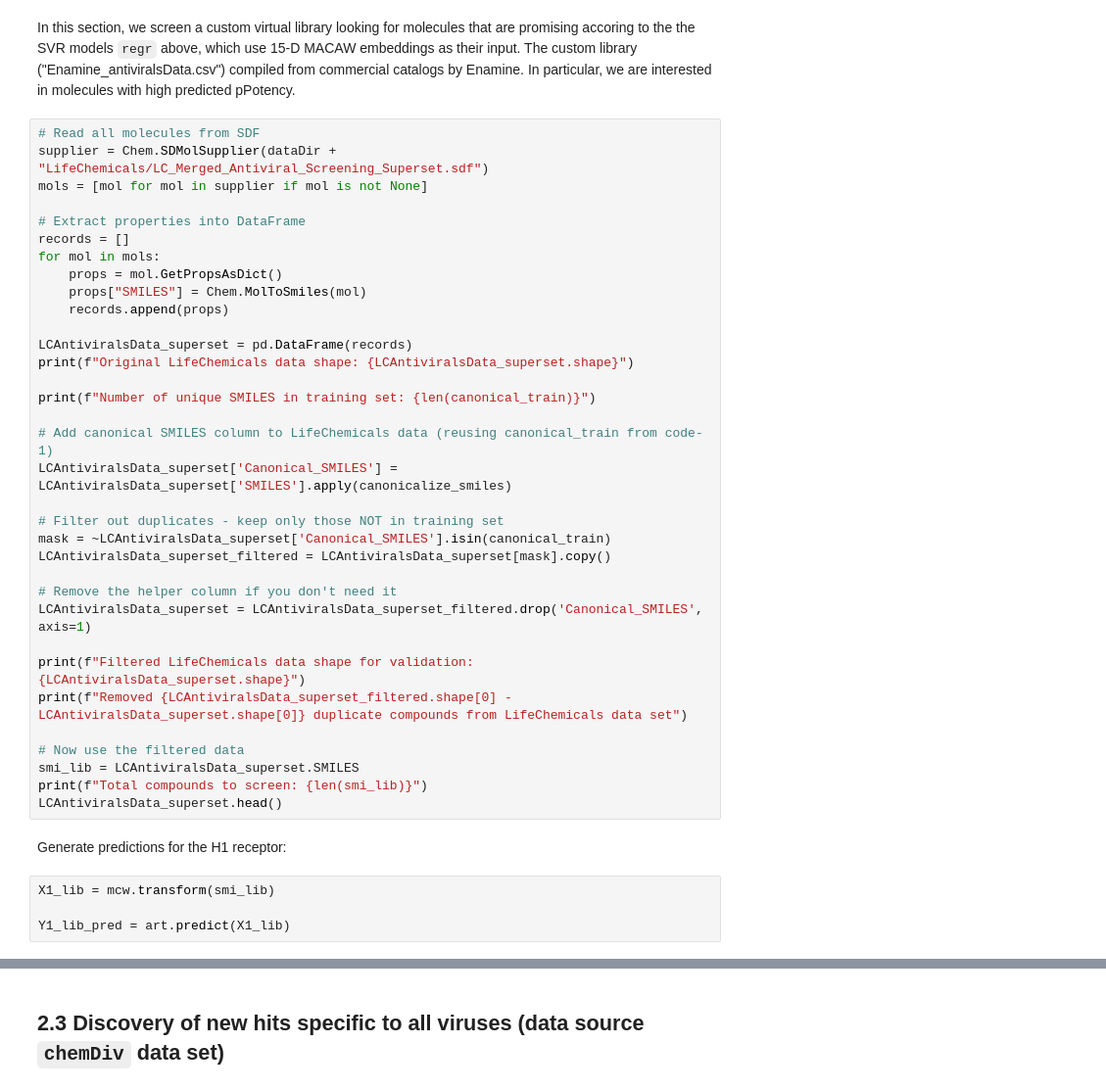
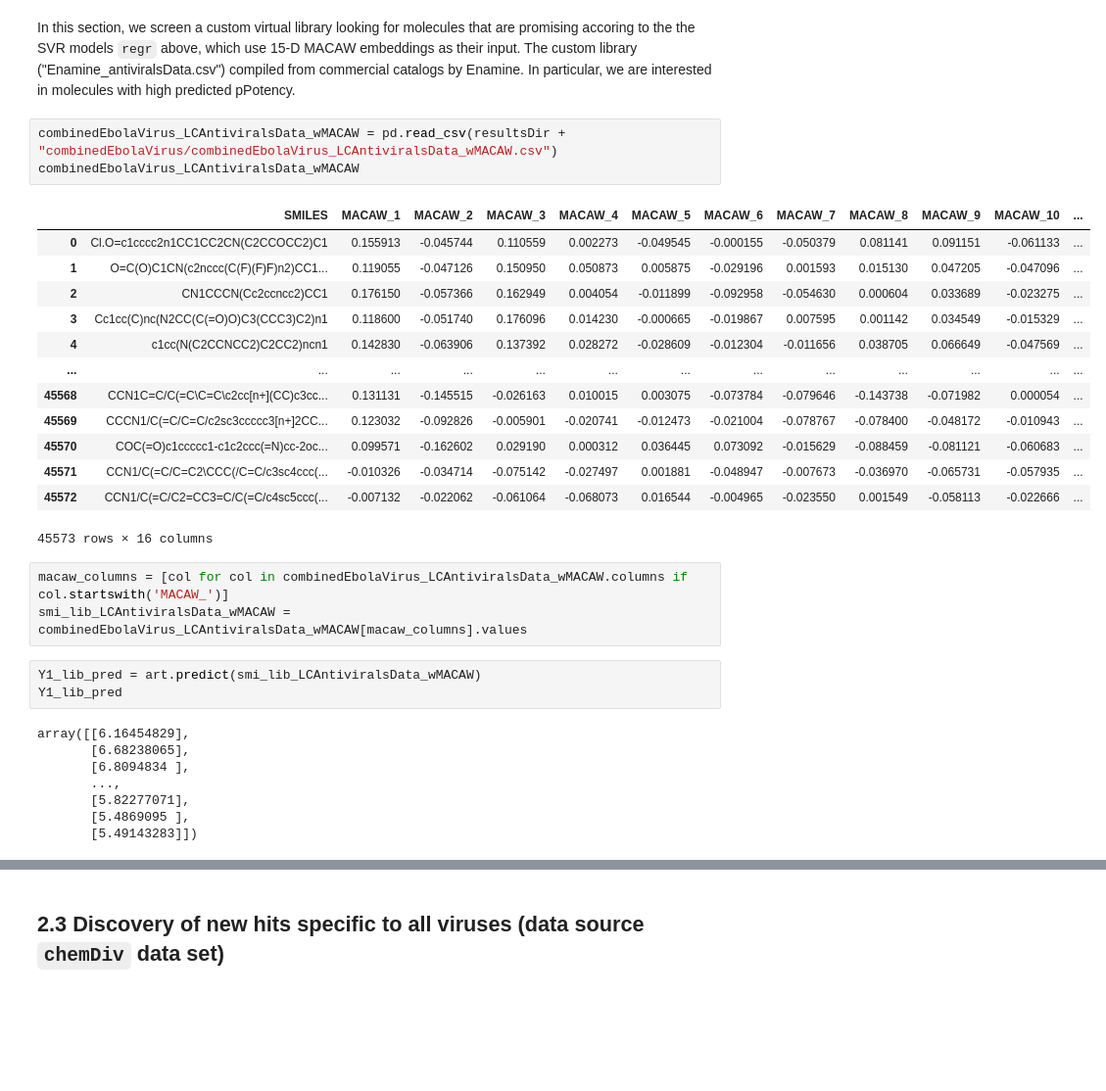
Before and after one commit to soumyadeepghosh35/DTRA_ART, a Jupyter notebook: DTRA_project_notebooks/Step5_ART_Ebola.ipynb, the cells around one changed output, grey strips where cells are left out. Shown at 98% size. Cells and saved outputs as stored; diff of their text form; blank space fills up the shorter version.

Commit message:
clean notebook with all external validation runs

```diff
--- a/DTRA_project_notebooks/Step5_ART_Ebola.ipynb
+++ b/DTRA_project_notebooks/Step5_ART_Ebola.ipynb
@@ -502,43 +264,34 @@ display(img)
 ## 2.2 Discovery of new hits specific to all viruses (data source Life chemicals data set)
 # %% [markdown]
 In this section, we screen a custom virtual library looking for molecules that are promising accoring to the the SVR models `regr` above, which use 15-D MACAW embeddings as their input. The custom library ("Enamine_antiviralsData.csv") compiled from commercial catalogs by Enamine. In particular, we are interested in molecules with high predicted pPotency.
-# %%
-# Read all molecules from SDF
-supplier = Chem.SDMolSupplier(dataDir + "LifeChemicals/LC_Merged_Antiviral_Screening_Superset.sdf")
-mols = [mol for mol in supplier if mol is not None]
-
-# Extract properties into DataFrame
-records = []
-for mol in mols:
-    props = mol.GetPropsAsDict()
-    props["SMILES"] = Chem.MolToSmiles(mol)
-    records.append(props)
-
-LCAntiviralsData_superset = pd.DataFrame(records)
-print(f"Original LifeChemicals data shape: {LCAntiviralsData_superset.shape}")
-
-print(f"Number of unique SMILES in training set: {len(canonical_train)}")
-
-# Add canonical SMILES column to LifeChemicals data (reusing canonical_train from code-1)
-LCAntiviralsData_superset['Canonical_SMILES'] = LCAntiviralsData_superset['SMILES'].apply(canonicalize_smiles)
-
-# Filter out duplicates - keep only those NOT in training set
-mask = ~LCAntiviralsData_superset['Canonical_SMILES'].isin(canonical_train)
-LCAntiviralsData_superset_filtered = LCAntiviralsData_superset[mask].copy()
-
-# Remove the helper column if you don't need it
-LCAntiviralsData_superset = LCAntiviralsData_superset_filtered.drop('Canonical_SMILES', axis=1)
-
-print(f"Filtered LifeChemicals data shape for validation: {LCAntiviralsData_superset.shape}")
-print(f"Removed {LCAntiviralsData_superset_filtered.shape[0] - LCAntiviralsData_superset.shape[0]} duplicate compounds from LifeChemicals data set")
-
-# Now use the filtered data
-smi_lib = LCAntiviralsData_superset.SMILES
-print(f"Total compounds to screen: {len(smi_lib)}")
-LCAntiviralsData_superset.head()
-# %% [markdown]
-Generate predictions for the H1 receptor:
-# %%
-X1_lib = mcw.transform(smi_lib)
-
-Y1_lib_pred = art.predict(X1_lib)
+# %%
+combinedEbolaVirus_LCAntiviralsData_wMACAW = pd.read_csv(resultsDir + "combinedEbolaVirus/combinedEbolaVirus_LCAntiviralsData_wMACAW.csv")
+combinedEbolaVirus_LCAntiviralsData_wMACAW
+# %% [output]
+|  | SMILES | MACAW_1 | MACAW_2 | MACAW_3 | MACAW_4 | MACAW_5 | MACAW_6 | MACAW_7 | MACAW_8 | MACAW_9 | MACAW_10 | ... |
+| 0 | Cl.O=c1cccc2n1CC1CC2CN(C2CCOCC2)C1 | 0.155913 | -0.045744 | 0.110559 | 0.002273 | -0.049545 | -0.000155 | -0.050379 | 0.081141 | 0.091151 | -0.061133 | ... |
+| 1 | O=C(O)C1CN(c2nccc(C(F)(F)F)n2)CC1... | 0.119055 | -0.047126 | 0.150950 | 0.050873 | 0.005875 | -0.029196 | 0.001593 | 0.015130 | 0.047205 | -0.047096 | ... |
+| 2 | CN1CCCN(Cc2ccncc2)CC1 | 0.176150 | -0.057366 | 0.162949 | 0.004054 | -0.011899 | -0.092958 | -0.054630 | 0.000604 | 0.033689 | -0.023275 | ... |
+| 3 | Cc1cc(C)nc(N2CC(C(=O)O)C3(CCC3)C2)n1 | 0.118600 | -0.051740 | 0.176096 | 0.014230 | -0.000665 | -0.019867 | 0.007595 | 0.001142 | 0.034549 | -0.015329 | ... |
+| 4 | c1cc(N(C2CCNCC2)C2CC2)ncn1 | 0.142830 | -0.063906 | 0.137392 | 0.028272 | -0.028609 | -0.012304 | -0.011656 | 0.038705 | 0.066649 | -0.047569 | ... |
+| ... | ... | ... | ... | ... | ... | ... | ... | ... | ... | ... | ... | ... |
+| 45568 | CCN1C=C/C(=C\C=C\c2cc[n+](CC)c3cc... | 0.131131 | -0.145515 | -0.026163 | 0.010015 | 0.003075 | -0.073784 | -0.079646 | -0.143738 | -0.071982 | 0.000054 | ... |
+| 45569 | CCCN1/C(=C/C=C/c2sc3ccccc3[n+]2CC... | 0.123032 | -0.092826 | -0.005901 | -0.020741 | -0.012473 | -0.021004 | -0.078767 | -0.078400 | -0.048172 | -0.010943 | ... |
+| 45570 | COC(=O)c1ccccc1-c1c2ccc(=N)cc-2oc... | 0.099571 | -0.162602 | 0.029190 | 0.000312 | 0.036445 | 0.073092 | -0.015629 | -0.088459 | -0.081121 | -0.060683 | ... |
+| 45571 | CCN1/C(=C/C=C2\CCC(/C=C/c3sc4ccc(... | -0.010326 | -0.034714 | -0.075142 | -0.027497 | 0.001881 | -0.048947 | -0.007673 | -0.036970 | -0.065731 | -0.057935 | ... |
+| 45572 | CCN1/C(=C/C2=CC3=C/C(=C/c4sc5ccc(... | -0.007132 | -0.022062 | -0.061064 | -0.068073 | 0.016544 | -0.004965 | -0.023550 | 0.001549 | -0.058113 | -0.022666 | ... |
+45573 rows × 16 columns
+# %%
+macaw_columns = [col for col in combinedEbolaVirus_LCAntiviralsData_wMACAW.columns if col.startswith('MACAW_')]
+smi_lib_LCAntiviralsData_wMACAW = combinedEbolaVirus_LCAntiviralsData_wMACAW[macaw_columns].values
+# %%
+Y1_lib_pred = art.predict(smi_lib_LCAntiviralsData_wMACAW)
+Y1_lib_pred
+# %% [output]
+array([[6.16454829],
+       [6.68238065],
+       [6.8094834 ],
+       ...,
+       [5.82277071],
+       [5.4869095 ],
+       [5.49143283]])
```
Also changed, not shown: parts of 111 cells of this notebook.
